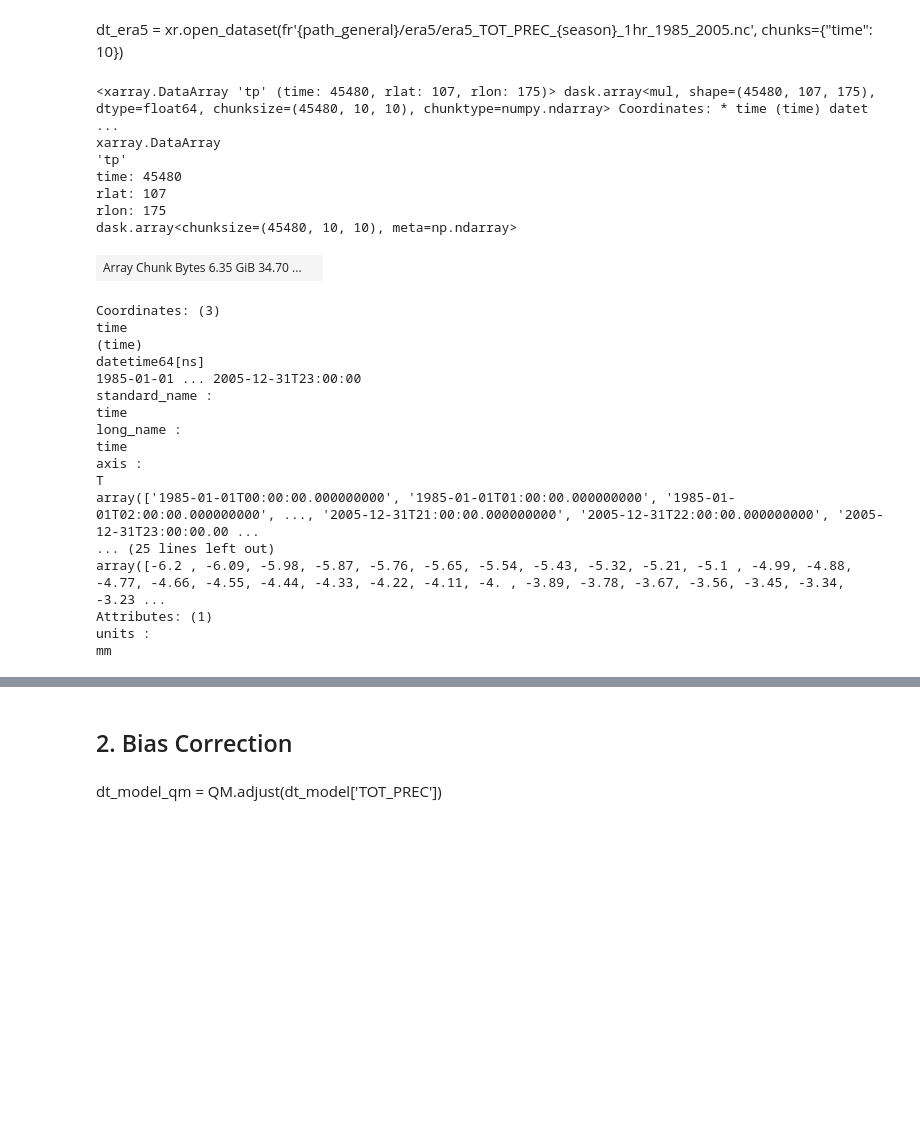
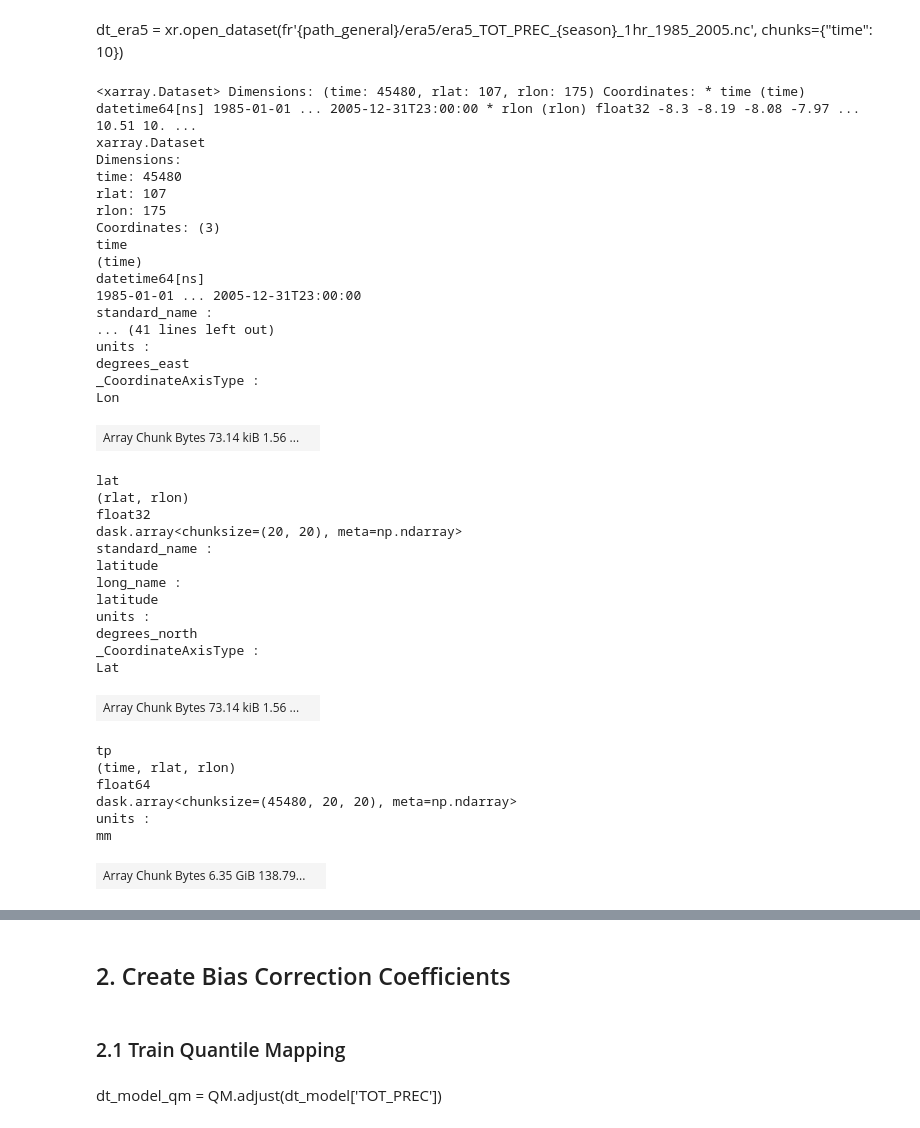
Before and after one commit to donmezkutay/msc-thesis-codes, a Jupyter notebook: bias_correction1_build_coefficient.ipynb, the cells around one changed output, grey strips where cells are left out. Cells and saved outputs as stored; diff of their text form; code cells hidden in the pictures; blank space fills up the shorter version.

```diff
--- a/bias_correction.ipynb
+++ b/bias_correction1_build_coefficient.ipynb
@@ -213,38 +212,53 @@ dt_era5 = xr.open_dataset(fr'{path_general}/era5/era5_TOT_PREC_{season}_1hr_1985
                      chunks={"time": 10})
 # %%
 dt_era5 = xr.open_dataset(fr'{path_general}/deneme.nc',
-                     chunks={"rlon": 10, "rlat":10}, decode_cf=False)
+                     chunks={"rlon": 20, "rlat":20}, decode_cf=False)
 
-dt_era5['tp'] = utils.discard_nodata_problem(dt_era5['tp'])
+#data.where(data!=nodata, np.nan)
+dt_era5['tp'] = dt_era5['tp'].where(dt_era5['tp'] != dt_era5['tp'].attrs['missing_value'],
+                                    np.nan)
 dt_era5['tp'] = (dt_era5['tp'] * dt_era5['tp'].attrs['scale_factor'] + dt_era5['tp'].attrs['add_offset'])
 dt_era5['tp'] = dt_era5['tp'] * 1e3 # m to mm
 dt_era5['time'] = dt_model['time']
 dt_era5['tp'].attrs['units'] = 'mm'
-# %%
-dt_era5['tp']
-# %% [output]
-<xarray.DataArray 'tp' (time: 45480, rlat: 107, rlon: 175)> dask.array<mul, shape=(45480, 107, 175), dtype=float64, chunksize=(45480, 10, 10), chunktype=numpy.ndarray> Coordinates: * time (time) datet ...
-xarray.DataArray
-'tp'
-time: 45480
-rlat: 107
-rlon: 175
-dask.array<chunksize=(45480, 10, 10), meta=np.ndarray>
-| Array Chunk Bytes 6.35 GiB 34.70 ... |  |
-Coordinates: (3)
-time
-(time)
-datetime64[ns]
-1985-01-01 ... 2005-12-31T23:00:00
-standard_name :
-time
-long_name :
-time
-axis :
-T
-array(['1985-01-01T00:00:00.000000000', '1985-01-01T01:00:00.000000000', '1985-01-01T02:00:00.000000000', ..., '2005-12-31T21:00:00.000000000', '2005-12-31T22:00:00.000000000', '2005-12-31T23:00:00.00 ...
-... (25 lines left out)
-array([-6.2 , -6.09, -5.98, -5.87, -5.76, -5.65, -5.54, -5.43, -5.32, -5.21, -5.1 , -4.99, -4.88, -4.77, -4.66, -4.55, -4.44, -4.33, -4.22, -4.11, -4. , -3.89, -3.78, -3.67, -3.56, -3.45, -3.34, -3.23 ...
-Attributes: (1)
-units :
-mm
+# %%
+dt_era5
+# %% [output]
+<xarray.Dataset> Dimensions: (time: 45480, rlat: 107, rlon: 175) Coordinates: * time (time) datetime64[ns] 1985-01-01 ... 2005-12-31T23:00:00 * rlon (rlon) float32 -8.3 -8.19 -8.08 -7.97 ... 10.51 10. ...
+xarray.Dataset
+Dimensions:
+time: 45480
+rlat: 107
+rlon: 175
+Coordinates: (3)
+time
+(time)
+datetime64[ns]
+1985-01-01 ... 2005-12-31T23:00:00
+standard_name :
+... (41 lines left out)
+units :
+degrees_east
+_CoordinateAxisType :
+Lon
+| Array Chunk Bytes 73.14 kiB 1.56 ... |  |
+lat
+(rlat, rlon)
+float32
+dask.array<chunksize=(20, 20), meta=np.ndarray>
+standard_name :
+latitude
+long_name :
+latitude
+units :
+degrees_north
+_CoordinateAxisType :
+Lat
+| Array Chunk Bytes 73.14 kiB 1.56 ... |  |
+tp
+(time, rlat, rlon)
+float64
+dask.array<chunksize=(45480, 20, 20), meta=np.ndarray>
+units :
+mm
+| Array Chunk Bytes 6.35 GiB 138.79... |  |
@@ -251,5 +284,7 @@ mm
 # %% [markdown]
-## 2. Bias Correction
+## 2. Create Bias Correction Coefficients
+# %% [markdown]
+### 2.1 Train Quantile Mapping
 # %%
 QM = sdba.EmpiricalQuantileMapping.train(dt_era5['tp'],
                                          dt_model['TOT_PREC'],
```
Also changed, not shown: parts of 9 cells of this notebook, 2 other files.
